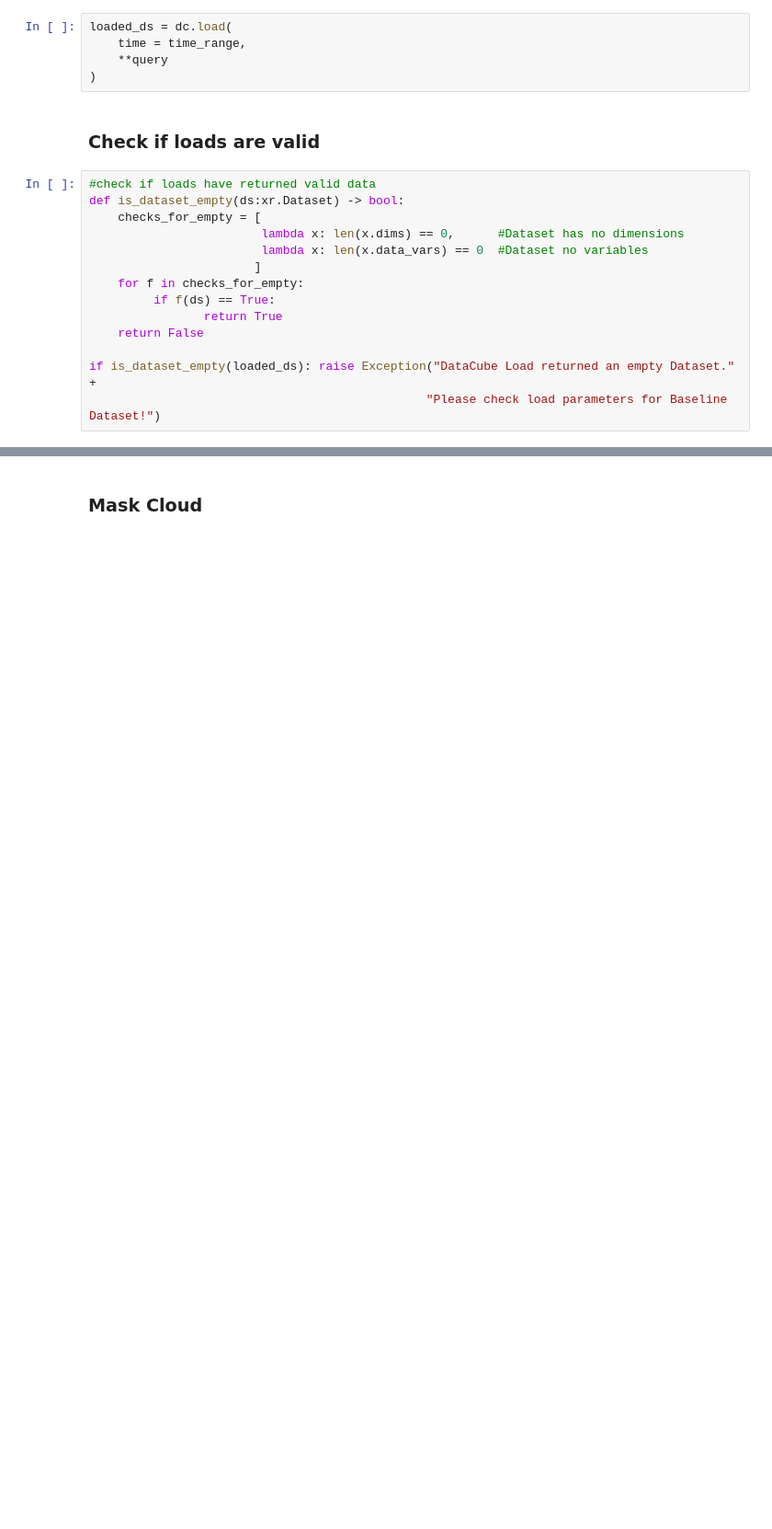
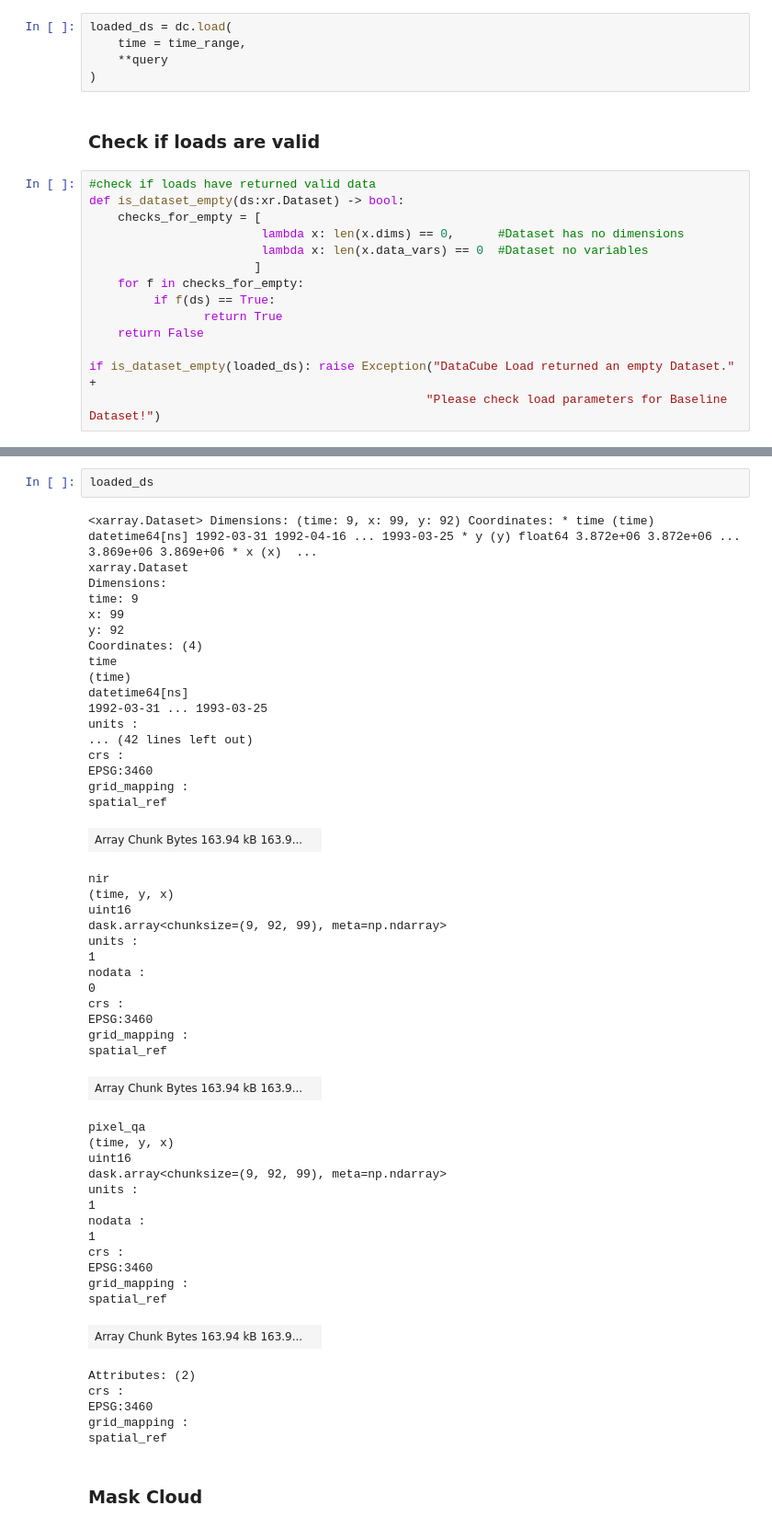
Before and after one commit to SatelliteApplicationsCatapult/odc-hub, a Jupyter notebook: todeploy/MosaicIndices.ipynb, the cells around one changed output, grey strips where cells are left out. Shown at 92% size. Cells and saved outputs as stored; diff of their text form; blank space fills up the shorter version.

```diff
--- a/todeploy/MosaicIndices.ipynb
+++ b/todeploy/MosaicIndices.ipynb
@@ -203,3 +211,55 @@ if is_dataset_empty(loaded_ds): raise Exception("DataCube Load returned an empty
+# %%
+loaded_ds
+# %% [output]
+<xarray.Dataset> Dimensions: (time: 9, x: 99, y: 92) Coordinates: * time (time) datetime64[ns] 1992-03-31 1992-04-16 ... 1993-03-25 * y (y) float64 3.872e+06 3.872e+06 ... 3.869e+06 3.869e+06 * x (x)  ...
+xarray.Dataset
+Dimensions:
+time: 9
+x: 99
+y: 92
+Coordinates: (4)
+time
+(time)
+datetime64[ns]
+1992-03-31 ... 1993-03-25
+units :
+... (42 lines left out)
+crs :
+EPSG:3460
+grid_mapping :
+spatial_ref
+| Array Chunk Bytes 163.94 kB 163.9... |  |
+nir
+(time, y, x)
+uint16
+dask.array<chunksize=(9, 92, 99), meta=np.ndarray>
+units :
+1
+nodata :
+0
+crs :
+EPSG:3460
+grid_mapping :
+spatial_ref
+| Array Chunk Bytes 163.94 kB 163.9... |  |
+pixel_qa
+(time, y, x)
+uint16
+dask.array<chunksize=(9, 92, 99), meta=np.ndarray>
+units :
+1
+nodata :
+1
+crs :
+EPSG:3460
+grid_mapping :
+spatial_ref
+| Array Chunk Bytes 163.94 kB 163.9... |  |
+Attributes: (2)
+crs :
+EPSG:3460
+grid_mapping :
+spatial_ref
 # %% [markdown]
 ### Mask Cloud
 # %%
```
Also changed, not shown: parts of 12 cells of this notebook.
